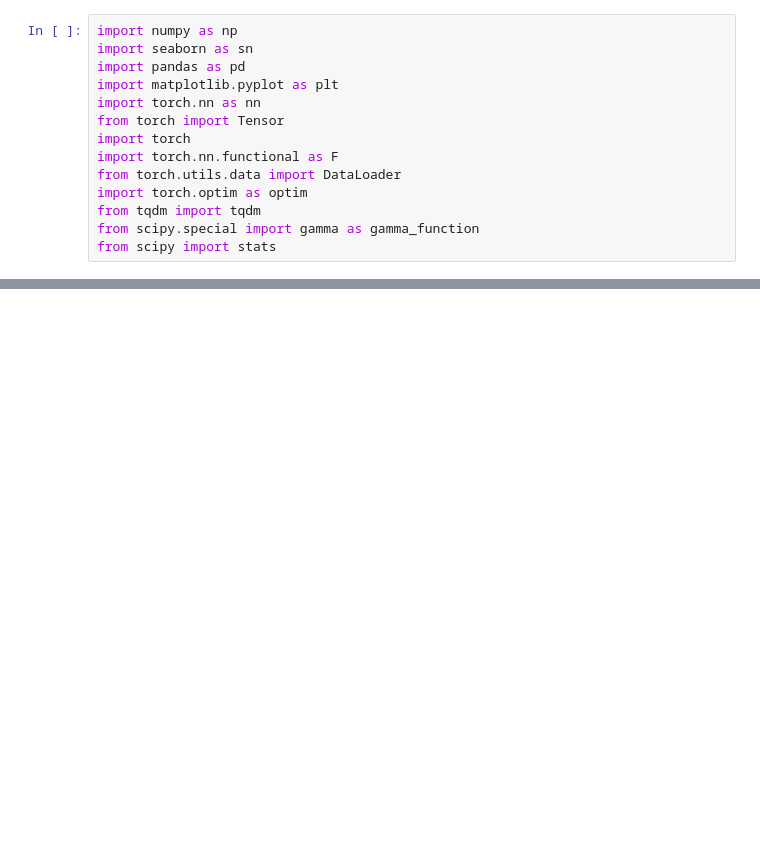
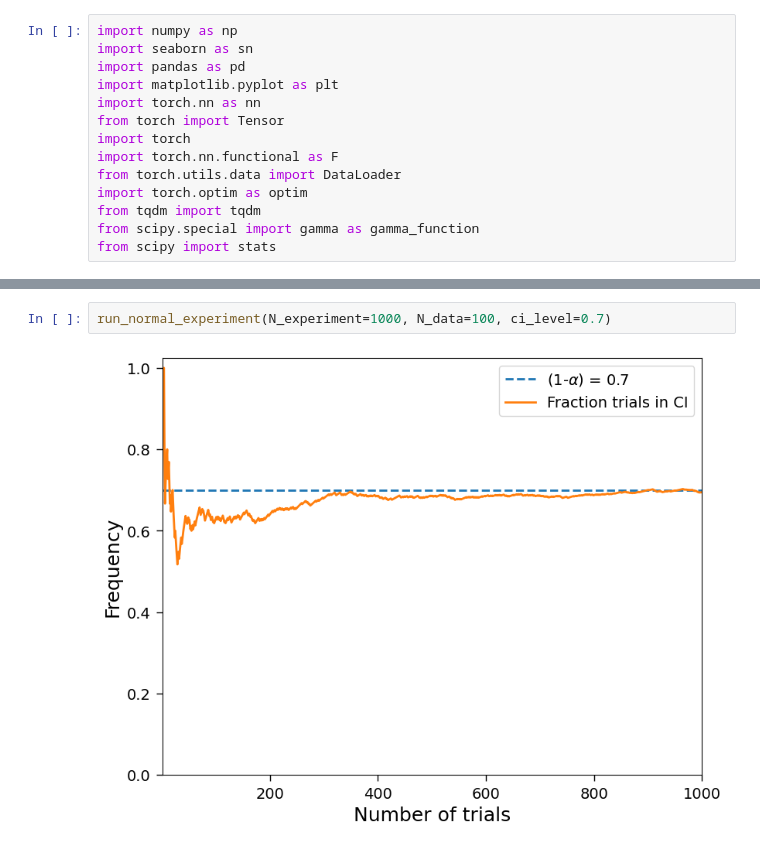
Before and after one commit to choisant/optimal-tagger, a Jupyter notebook: uncertainties/stat_lecture.ipynb, the cells around one changed output, grey strips where cells are left out. Drawn from its saved outputs; the diff is of its cells as text; blank space fills up the shorter version.

```diff
--- a/uncertainties/stat_lecture.ipynb
+++ b/uncertainties/stat_lecture.ipynb
@@ -396,0 +581,4 @@ KeyboardInterrupt:
+# %%
+run_normal_experiment(N_experiment=1000, N_data=100, ci_level=0.7)
+# %% [output]
+[figure, added]
```
Also changed, not shown: parts of 56 cells of this notebook, 3 other files.
